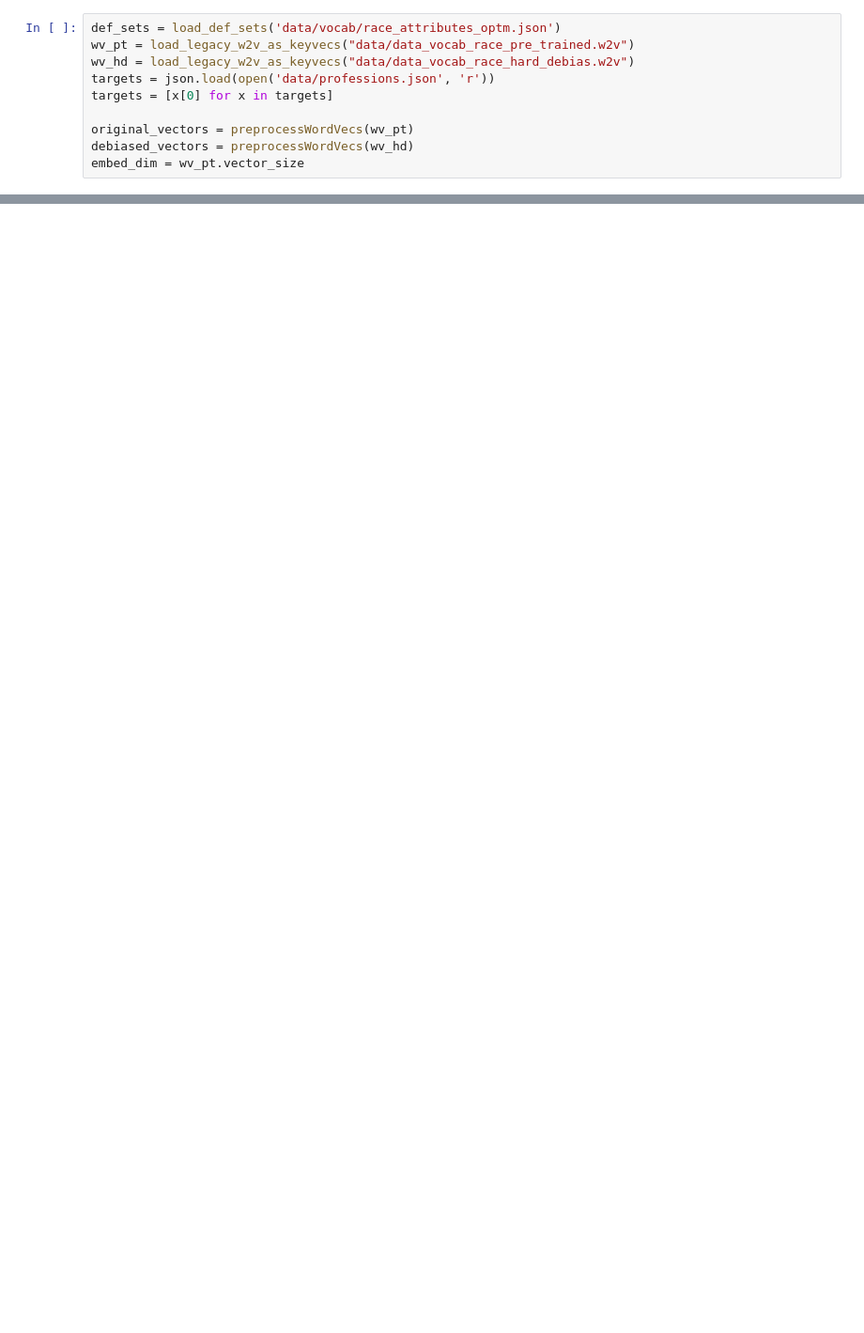
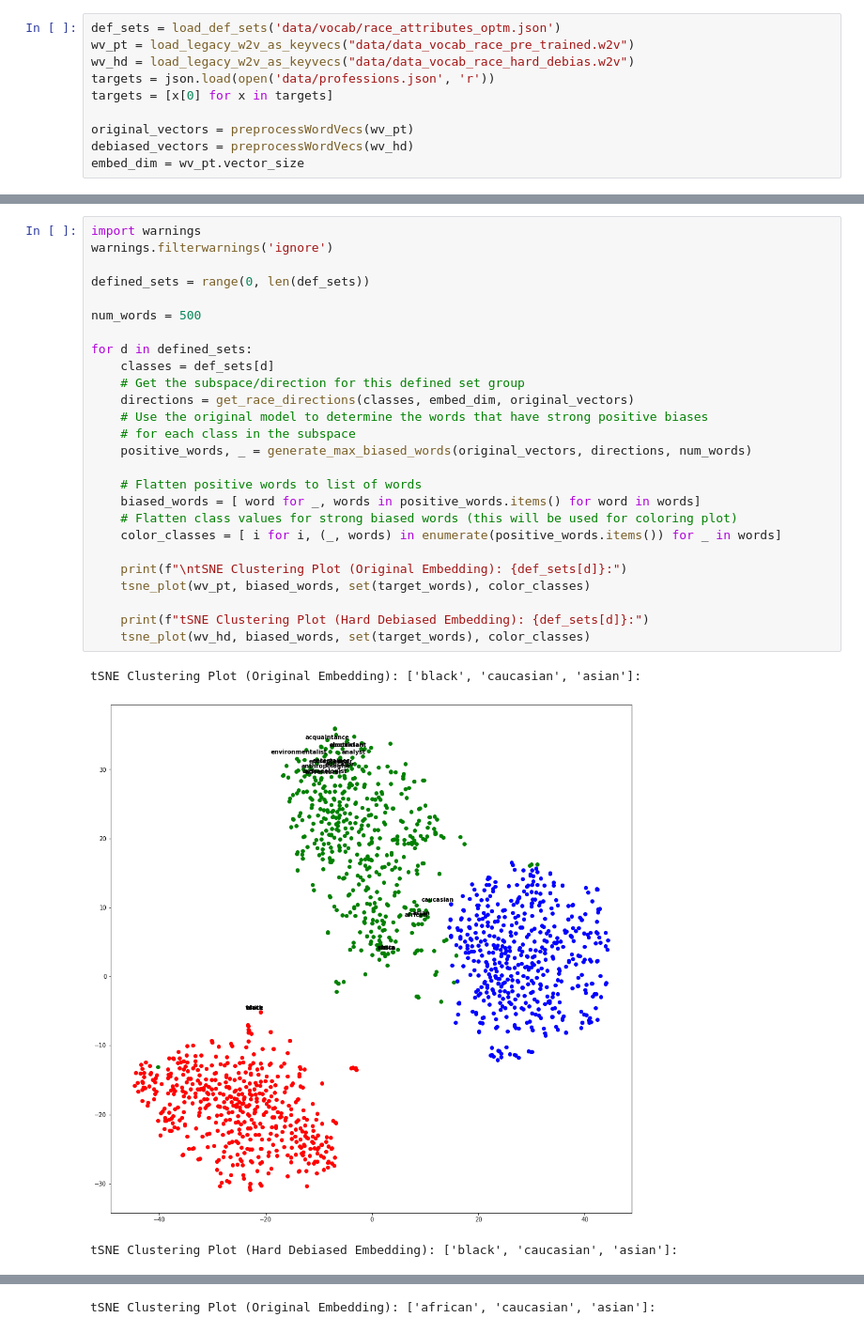
Before and after one commit to YolandaMDavis/DebiasMulticlassWordEmbedding, a Jupyter notebook: Debiasing/hard-debias-experiment.ipynb, the cells around one changed output, grey strips where cells are left out. Shown at 94% size. Saved outputs shown, nothing was run; the diff lists cells and outputs as text; blank space fills up the shorter version.

Commit message:
update to charts

```diff
--- a/Debiasing/hard-debias-experiment.ipynb
+++ b/Debiasing/hard-debias-experiment.ipynb
@@ -231,0 +198,30 @@ Original Precision: 0.6599999999999999, Hard Debias Precision: 0.506666666666666
+# %%
+import warnings
+warnings.filterwarnings('ignore')
+
+defined_sets = range(0, len(def_sets))
+
+num_words = 500
+
+for d in defined_sets:
+    classes = def_sets[d]
+    # Get the subspace/direction for this defined set group
+    directions = get_race_directions(classes, embed_dim, original_vectors)
+    # Use the original model to determine the words that have strong positive biases
+    # for each class in the subspace
+    positive_words, _ = generate_max_biased_words(original_vectors, directions, num_words)
+
+    # Flatten positive words to list of words
+    biased_words = [ word for _, words in positive_words.items() for word in words]
+    # Flatten class values for strong biased words (this will be used for coloring plot)
+    color_classes = [ i for i, (_, words) in enumerate(positive_words.items()) for _ in words]
+
+    print(f"\ntSNE Clustering Plot (Original Embedding): {def_sets[d]}:")
+    tsne_plot(wv_pt, biased_words, set(target_words), color_classes)
+
+    print(f"tSNE Clustering Plot (Hard Debiased Embedding): {def_sets[d]}:")
+    tsne_plot(wv_hd, biased_words, set(target_words), color_classes)
+# %% [output]
+tSNE Clustering Plot (Original Embedding): ['black', 'caucasian', 'asian']:
+[figure, added]
+tSNE Clustering Plot (Hard Debiased Embedding): ['black', 'caucasian', 'asian']:
@@ -231,0 +229 @@ Original Precision: 0.6599999999999999, Hard Debias Precision: 0.506666666666666
+tSNE Clustering Plot (Original Embedding): ['african', 'caucasian', 'asian']:
```
Also changed, not shown: parts of 5 cells of this notebook.
